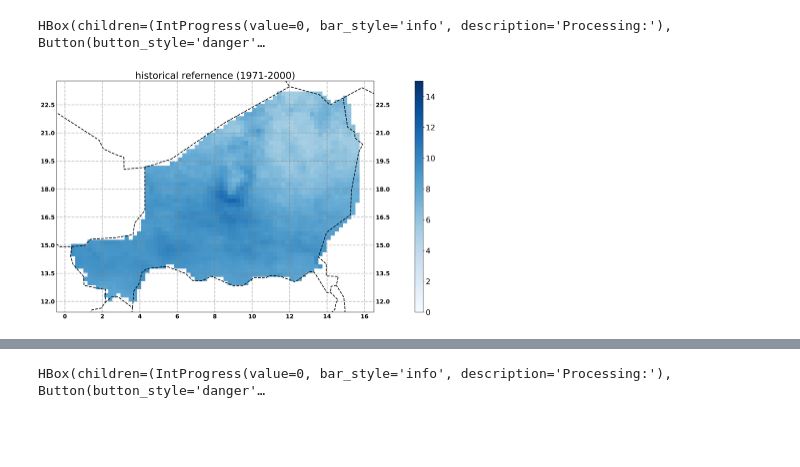
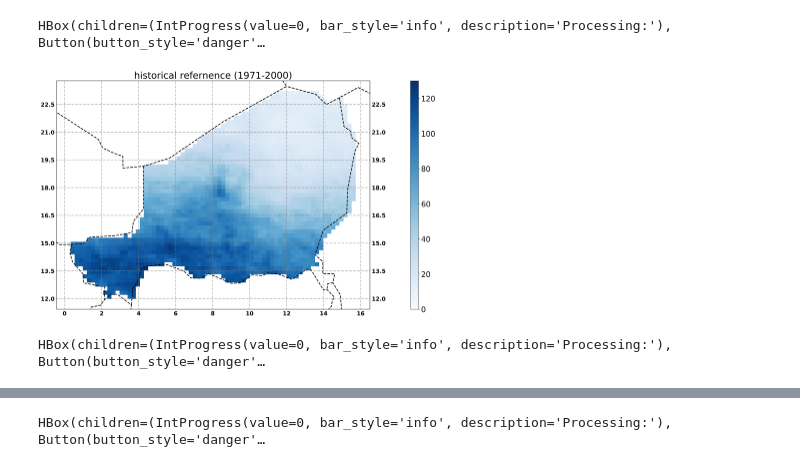
Before and after one commit to nilshempelmann/NAP_Niger, a Jupyter notebook: plot_indices.ipynb, the cells around one changed output, grey strips where cells are left out. Drawn from its saved outputs; the diff is of its cells as text; code cells hidden in the pictures; blank space fills up the shorter version.

```diff
--- a/plot_indices.ipynb
+++ b/plot_indices.ipynb
@@ -66,10 +66,10 @@ dates = ['1976-01-01', '2005-12-31', '2036-01-01', '2065-12-31', '2071-01-01', '
 # %%
-i = 5
+i = 1
 indicie = pr_indices[i]
 
 resource = [f for f in prInd_NER if indicie in f and '_yr_' in f]
 out = fp_i.plot_uncertainty(resource=resource, title=titles[i], # delta = -273.15,
-                            figsize='9,5', ymin=0, ymax=14  #
+                            figsize='9,5', ymin=20, ymax=100  #
                            )
 # %% [output]
 HBox(children=(IntProgress(value=0, bar_style='info', description='Processing:'), Button(button_style='danger'…
@@ -85,15 +95,15 @@ Image(out_file, width=400)
 
 hist = [f for f in resource if 'historical' in f]
 out = fp_i.plot_map_timemean(resource=hist, title='historical refernence (1971-2000)',
-                             vmin=0,  vmax=15, # figsize='7,7', # delta = -273.15,
+                             vmin=0,  vmax=130, # figsize='7,7', # delta = -273.15,
                              datestart='1971-01-01', dateend='2000-12-31',
                              cmap='Blues') #
 # %% [output]
 HBox(children=(IntProgress(value=0, bar_style='info', description='Processing:'), Button(button_style='danger'…
 # %%
-out_file = '/home/nils/nap_niger/NAP_Niger/pics/ref_historical_{}.png'.format(indicie)
+out_file = '/home/nils/nap_niger/pics/ref_historical_{}.png'.format(indicie)
 
 request.urlretrieve(out.get()[0], out_file)
 Image(out_file, width=400)
 # %% [output]
-[figure, old version]
+[figure, new version]
@@ -105,13 +110,40 @@ fp = WPSClient(fp_server)
 # %%
+futures = ['2036-2065', '2071-2100']
+dates = ['1971-01-01', '2000-12-31', '2036-01-01', '2065-12-31', '2071-01-01', '2100-12-31']
+
+pr_indices = ['prcptot','rx1day','wetdays','cdd','cwd','sdii','max_5_day_precipitation_amount']
+tas_indices = ['tg-mean']
+
 
 # find the corresponding files
 # indicie = pr_indices[5]
+
 fr = freq[0]
+indicie= 'tg-mean' # pr_indices[1]
+
 experiment = 'rcp26'
+datestart_proj=dates[4],
+dateend_proj=dates[5]
+future = futures[1]
 
-ref = [f for f in prInd_bbox if indicie in f and fr in f and 'historical' in f]
-proj = [f for f in prInd_bbox if indicie in f and fr in f and experiment in f]
+
+ref = [f for f in tasInd_bbox if indicie in f and fr in f and 'historical' in f]
+proj = [f for f in tasInd_bbox if indicie in f and fr in f and experiment in f]
 
 # ref = [f for f in tasInd_bbox if indicie in f and fr in f and 'historical' in f]
 # proj = [f for f in tasInd_bbox if indicie in f and fr in f and experiment in f]
-futures = ['2036-2065', '2071-2100']
+
+
+out = fp_i.climatechange_signal(resource_ref=ref,
+                                resource_proj=proj,
+                                variable=indicie,
+                                title='Scenario {} {} ({})'.format(experiment, indicie,future ),
+                                datestart_ref=dates[0],
+                                dateend_ref=dates[1],
+                                datestart_proj=datestart_proj,
+                                dateend_proj=dateend_proj,
+                                vmin=0 , vmax=7,
+#                                 cmap='BrBG'
+                               )
+# %% [output]
+HBox(children=(IntProgress(value=0, bar_style='info', description='Processing:'), Button(button_style='danger'…
```
Also changed, not shown: parts of 9 cells of this notebook, 2 other files.
